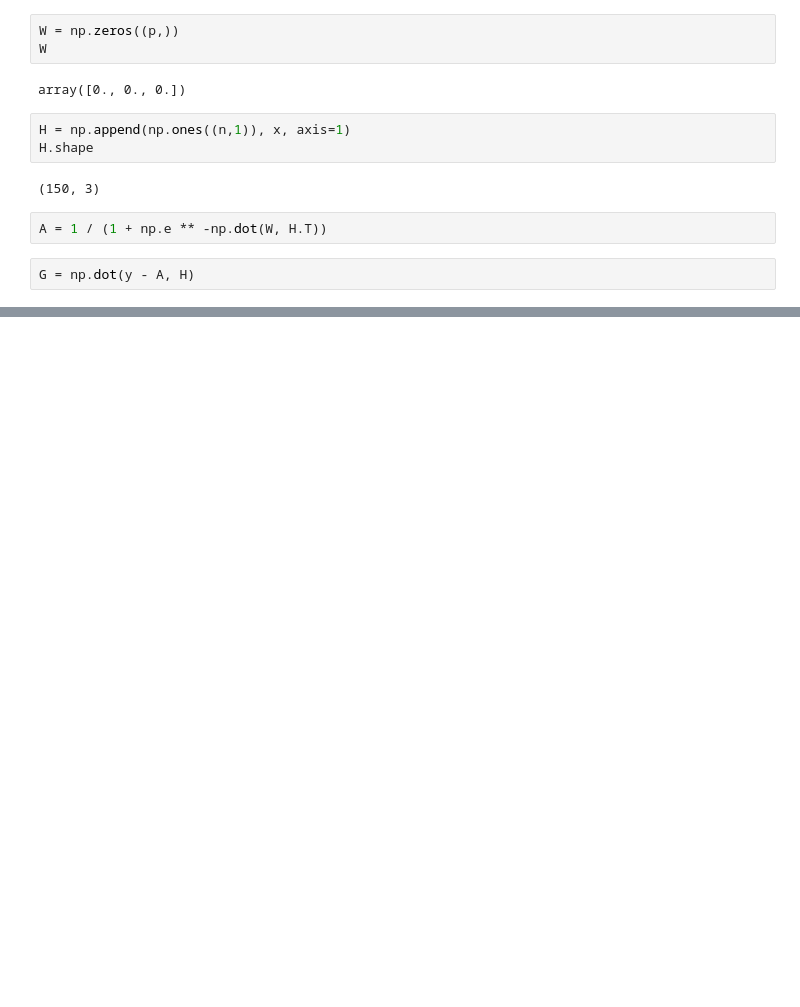
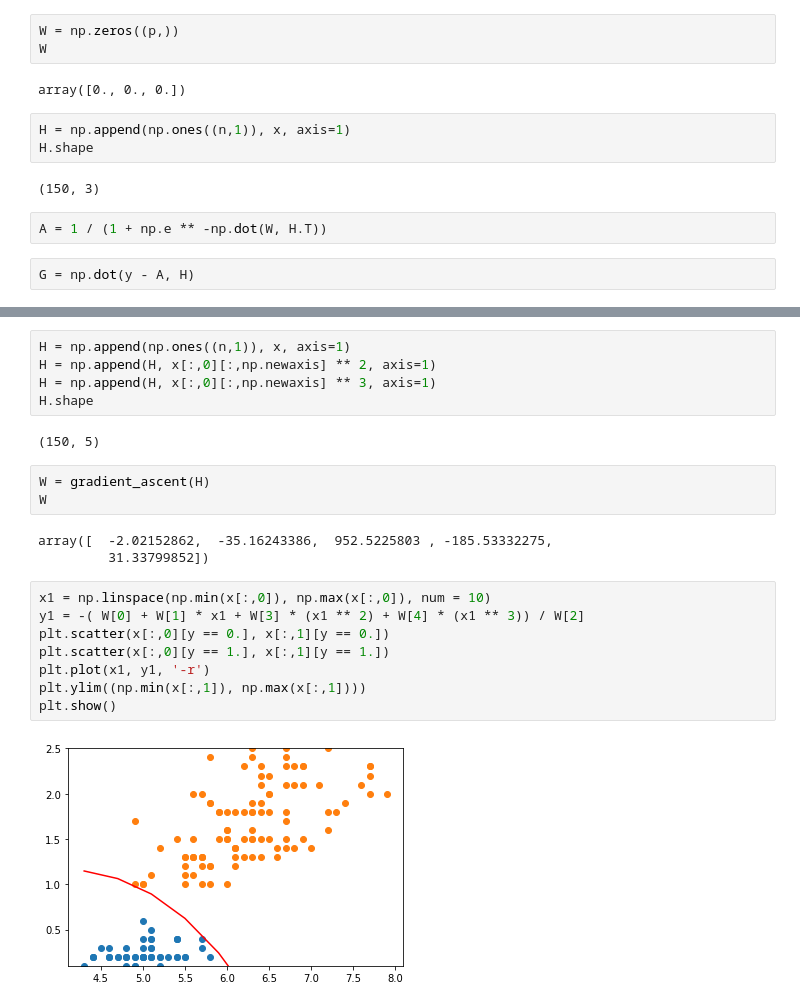
Before and after one commit to valdasraps/ml-examples, a Jupyter notebook: notebooks/LogisticRegression.ipynb, the cells around one changed output, grey strips where cells are left out. Cells and saved outputs as stored; diff of their text form; blank space fills up the shorter version.

```diff
--- a/notebooks/LogisticRegression.ipynb
+++ b/notebooks/LogisticRegression.ipynb
@@ -88,0 +131,23 @@ plt.show()
+# %%
+H = np.append(np.ones((n,1)), x, axis=1)
+H = np.append(H, x[:,0][:,np.newaxis] ** 2, axis=1)
+H = np.append(H, x[:,0][:,np.newaxis] ** 3, axis=1)
+H.shape
+# %% [output]
+(150, 5)
+# %%
+W = gradient_ascent(H)
+W
+# %% [output]
+array([  -2.02152862,  -35.16243386,  952.5225803 , -185.53332275,
+         31.33799852])
+# %%
+x1 = np.linspace(np.min(x[:,0]), np.max(x[:,0]), num = 10)
+y1 = -( W[0] + W[1] * x1 + W[3] * (x1 ** 2) + W[4] * (x1 ** 3)) / W[2]
+plt.scatter(x[:,0][y == 0.], x[:,1][y == 0.])
+plt.scatter(x[:,0][y == 1.], x[:,1][y == 1.])
+plt.plot(x1, y1, '-r')
+plt.ylim((np.min(x[:,1]), np.max(x[:,1])))
+plt.show()
+# %% [output]
+[figure, added]
```
Also changed, not shown: parts of 14 cells of this notebook.
